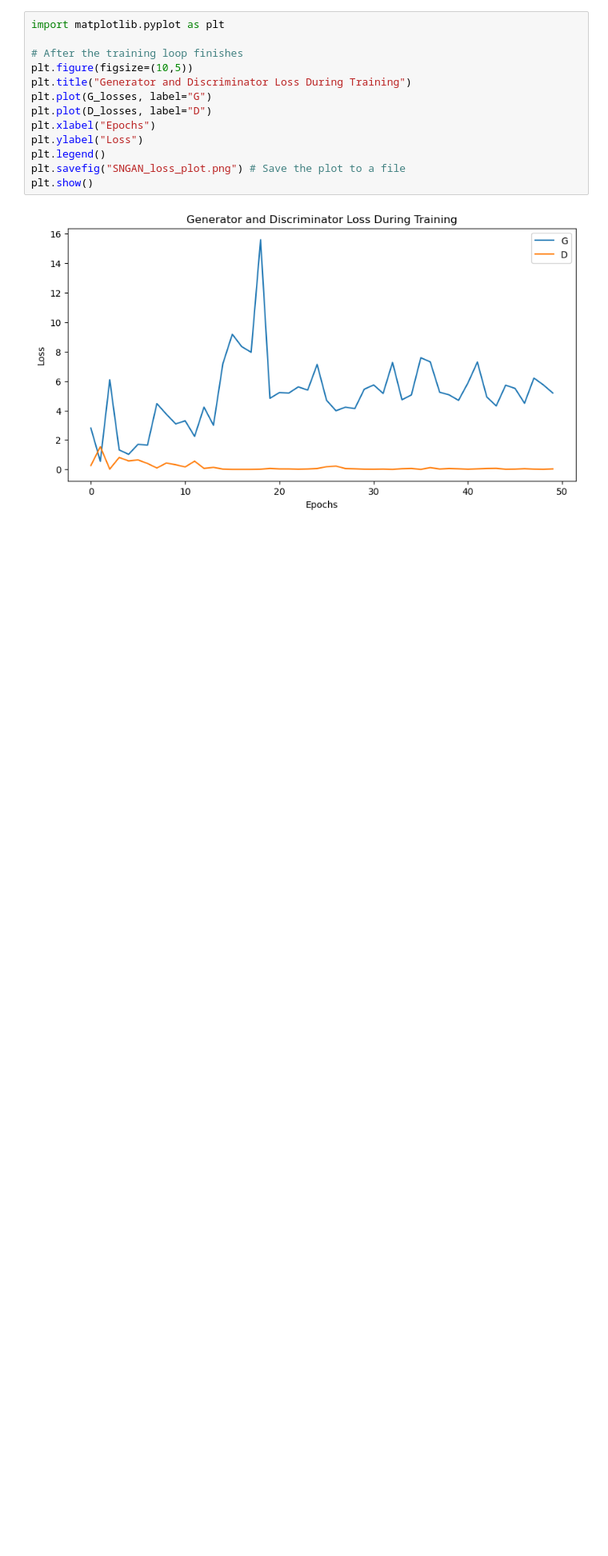
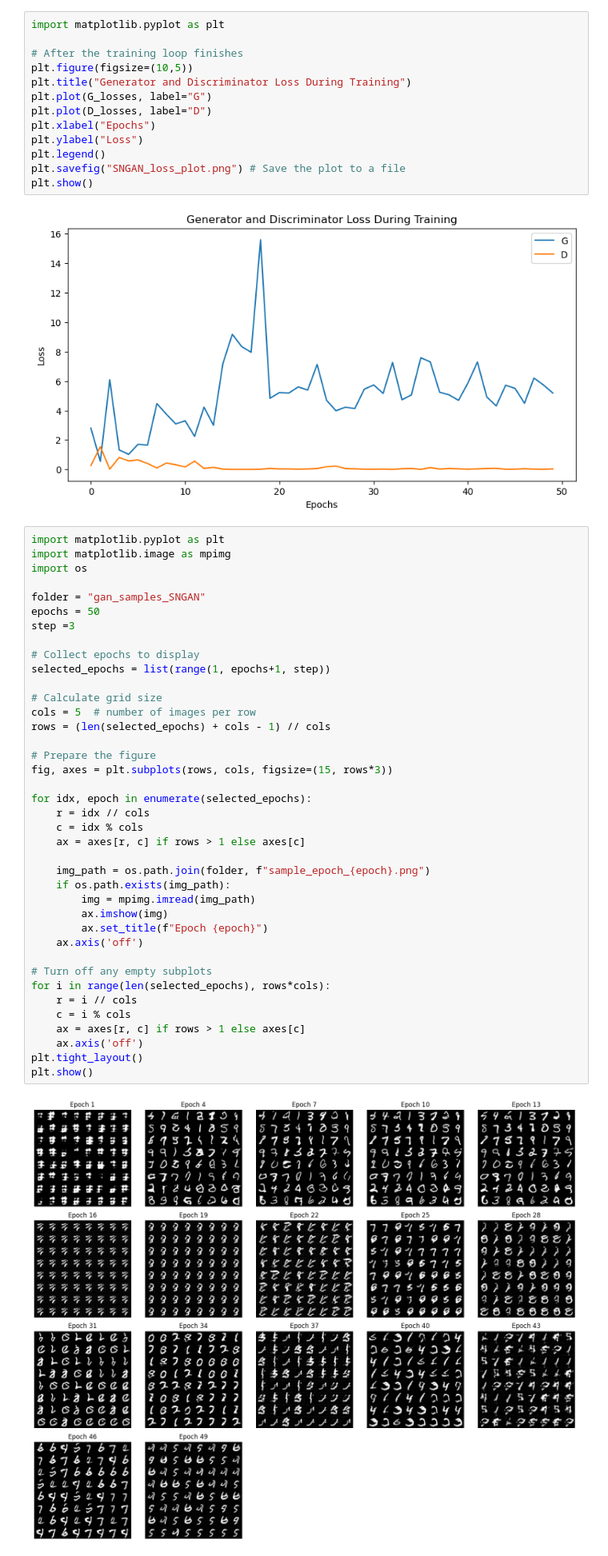
Before and after one commit to mkumar7404508129/GAN_Assignment_ADL, a Jupyter notebook: Assignment_SNGAN.ipynb, the cells around one changed output. Shown at 80% size. Cells and saved outputs as stored; diff of their text form; blank space fills up the shorter version.

```diff
--- a/Assignment_SNGAN.ipynb
+++ b/Assignment_SNGAN.ipynb
@@ -215,3 +215,44 @@ plt.savefig("SNGAN_loss_plot.png") # Save the plot to a file
 plt.show()
 # %% [output]
 [figure]
+# %%
+import matplotlib.pyplot as plt
+import matplotlib.image as mpimg
+import os
+
+folder = "gan_samples_SNGAN"
+epochs = 50
+step =3
+
+# Collect epochs to display
+selected_epochs = list(range(1, epochs+1, step))
+
+# Calculate grid size
+cols = 5  # number of images per row
+rows = (len(selected_epochs) + cols - 1) // cols
+
+# Prepare the figure
+fig, axes = plt.subplots(rows, cols, figsize=(15, rows*3))
+
+for idx, epoch in enumerate(selected_epochs):
+    r = idx // cols
+    c = idx % cols
+    ax = axes[r, c] if rows > 1 else axes[c]
+
+    img_path = os.path.join(folder, f"sample_epoch_{epoch}.png")
+    if os.path.exists(img_path):
+        img = mpimg.imread(img_path)
+        ax.imshow(img)
+        ax.set_title(f"Epoch {epoch}")
+    ax.axis('off')
+
+# Turn off any empty subplots
+for i in range(len(selected_epochs), rows*cols):
+    r = i // cols
+    c = i % cols
+    ax = axes[r, c] if rows > 1 else axes[c]
+    ax.axis('off')
+plt.tight_layout()
+plt.show()
+# %% [output]
+[figure, added]
```
Also changed, not shown: 7 other files.
